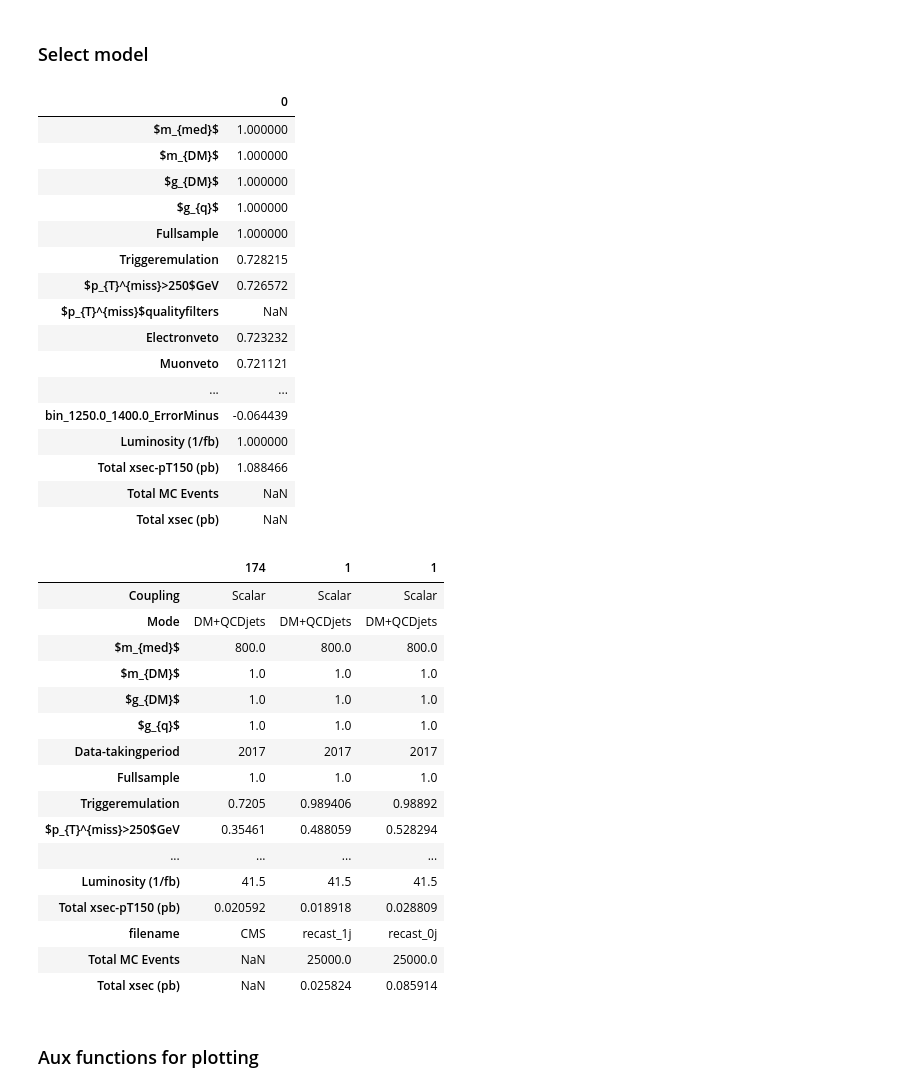
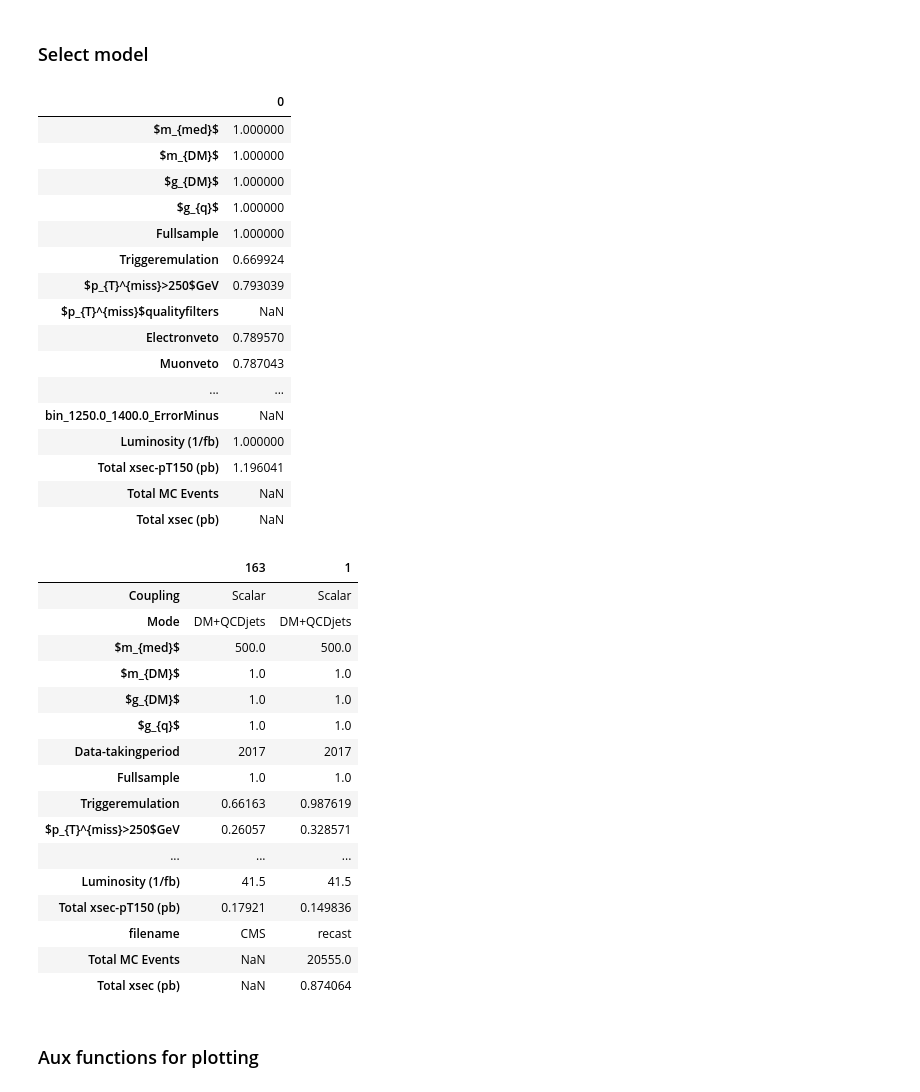
Before and after one commit to andlessa/MonoXSMS, a Jupyter notebook: notebooks/cms_exo_20_004-CompSpin0.ipynb, the cells around one changed output. Saved outputs shown, nothing was run; the diff lists cells and outputs as text; code cells hidden in the pictures.

```diff
--- a/notebooks/cms_exo_20_004-CompSpin0.ipynb
+++ b/notebooks/cms_exo_20_004-CompSpin0.ipynb
@@ -36,8 +36,14 @@ cmsData['filename'] = 'CMS'
 ### Add recast samples
 # %%
 files = {'recast' : '../scanResults_scalar.pcl'}
-files = {'recast_1j' : '../DMSimp_scalar_1j_test/Events/run_01/scalar_800_1_cms_exo_20_004.pcl',
-        'recast_0j' : '../DMSimp_scalar_0j_test/Events/run_01/scalar_800_1_cms_exo_20_004.pcl'}
+files = {'recast' : '../DMSimp_scalar_1j_test/Events/run_01/scalar_800_1_cms_exo_20_004.pcl',
+        'recast_pt150' : '../DMSimp_scalar_1j_test/Events/run_02/scalar_800_1_pt150_cms_exo_20_004.pcl'}
+
+files = {'recast' : '../DMSimp_scalar_0j_match/Events/run_02/scalar_800_1_cms_exo_20_004.pcl'}
+
+files = {'recast' : '../DMSimp_scalar_0j_match/Events/run_01/scalar_500_1_cms_exo_20_004.pcl'}
+
+
 allData = cmsData
 for label,f in files.items():
     recastData = pd.read_pickle(f)
@@ -51,64 +57,64 @@ allData.sort_values(['Coupling','Mode','$m_{med}$','$m_{DM}$','Data-takingperiod
 # %%
 modelFilter = {'Coupling' : 'Scalar',
  'Mode' : 'DM+QCDjets',
- '$m_{med}$' : 800.0,
+ '$m_{med}$' : 500.0,
  '$m_{DM}$' : 1.0,
  '$g_{DM}$' : 1.0,
  '$g_{q}$' : 1.0,
  'Data-takingperiod' : 2017}
 
 
 textstr = '\n'.join([r'%s = %s' %(k,v) for k,v in modelFilter.items()])
 dfModel = allData.loc[(allData[list(modelFilter)] == pd.Series(modelFilter)).all(axis=1)]
 
 ratio = {}
 for c in dfModel.columns:
     xList = dfModel[c].tolist()
     if all(isinstance(x,float) for x in xList):
         if xList[1]:
             ratio.update({c : [xList[0]/xList[1]]})
         else:
             ratio.update({c : [np.nan]})
 dfRatio = pd.DataFrame.from_dict(ratio)
 dfRatio.T
 # %% [output]
 |  | 0 |
 | $m_{med}$ | 1.000000 |
 | $m_{DM}$ | 1.000000 |
 | $g_{DM}$ | 1.000000 |
 | $g_{q}$ | 1.000000 |
 | Fullsample | 1.000000 |
-| Triggeremulation | 0.728215 |
-| $p_{T}^{miss}>250$GeV | 0.726572 |
+| Triggeremulation | 0.669924 |
+| $p_{T}^{miss}>250$GeV | 0.793039 |
 | $p_{T}^{miss}$qualityfilters | NaN |
-| Electronveto | 0.723232 |
-| Muonveto | 0.721121 |
+| Electronveto | 0.789570 |
+| Muonveto | 0.787043 |
 | ... | ... |
-| bin_1250.0_1400.0_ErrorMinus | -0.064439 |
+| bin_1250.0_1400.0_ErrorMinus | NaN |
 | Luminosity (1/fb) | 1.000000 |
-| Total xsec-pT150 (pb) | 1.088466 |
+| Total xsec-pT150 (pb) | 1.196041 |
 | Total MC Events | NaN |
 | Total xsec (pb) | NaN |
 # %%
 dfModel.T
 # %% [output]
-|  | 174 | 1 | 1 |
-| Coupling | Scalar | Scalar | Scalar |
-| Mode | DM+QCDjets | DM+QCDjets | DM+QCDjets |
-| $m_{med}$ | 800.0 | 800.0 | 800.0 |
-| $m_{DM}$ | 1.0 | 1.0 | 1.0 |
-| $g_{DM}$ | 1.0 | 1.0 | 1.0 |
-| $g_{q}$ | 1.0 | 1.0 | 1.0 |
-| Data-takingperiod | 2017 | 2017 | 2017 |
-| Fullsample | 1.0 | 1.0 | 1.0 |
-| Triggeremulation | 0.7205 | 0.989406 | 0.98892 |
-| $p_{T}^{miss}>250$GeV | 0.35461 | 0.488059 | 0.528294 |
-| ... | ... | ... | ... |
-| Luminosity (1/fb) | 41.5 | 41.5 | 41.5 |
-| Total xsec-pT150 (pb) | 0.020592 | 0.018918 | 0.028809 |
-| filename | CMS | recast_1j | recast_0j |
-| Total MC Events | NaN | 25000.0 | 25000.0 |
-| Total xsec (pb) | NaN | 0.025824 | 0.085914 |
+|  | 163 | 1 |
+| Coupling | Scalar | Scalar |
+| Mode | DM+QCDjets | DM+QCDjets |
+| $m_{med}$ | 500.0 | 500.0 |
+| $m_{DM}$ | 1.0 | 1.0 |
+| $g_{DM}$ | 1.0 | 1.0 |
+| $g_{q}$ | 1.0 | 1.0 |
+| Data-takingperiod | 2017 | 2017 |
+| Fullsample | 1.0 | 1.0 |
+| Triggeremulation | 0.66163 | 0.987619 |
+| $p_{T}^{miss}>250$GeV | 0.26057 | 0.328571 |
+| ... | ... | ... |
+| Luminosity (1/fb) | 41.5 | 41.5 |
+| Total xsec-pT150 (pb) | 0.17921 | 0.149836 |
+| filename | CMS | recast |
+| Total MC Events | NaN | 20555.0 |
+| Total xsec (pb) | NaN | 0.874064 |
 # %% [markdown]
 ### Aux functions for plotting
 # %%
```
Also changed, not shown: parts of 1 cell of this notebook, 1 other file.
